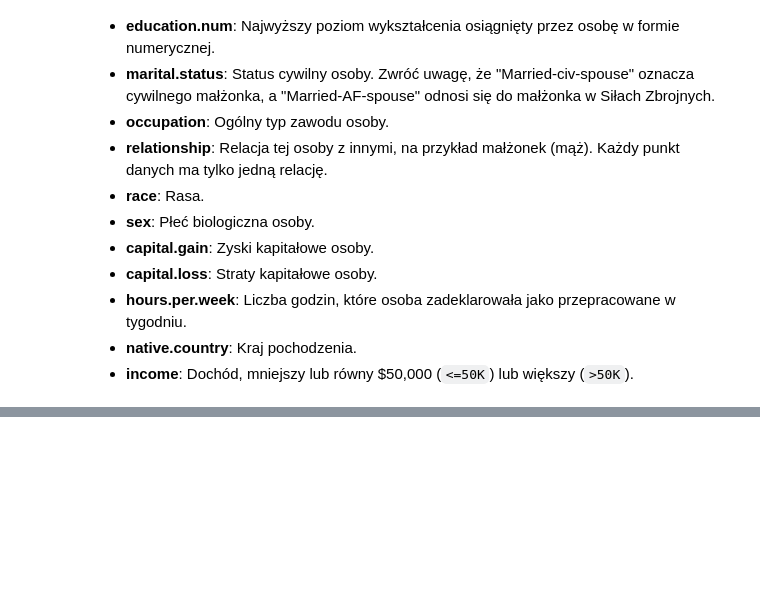
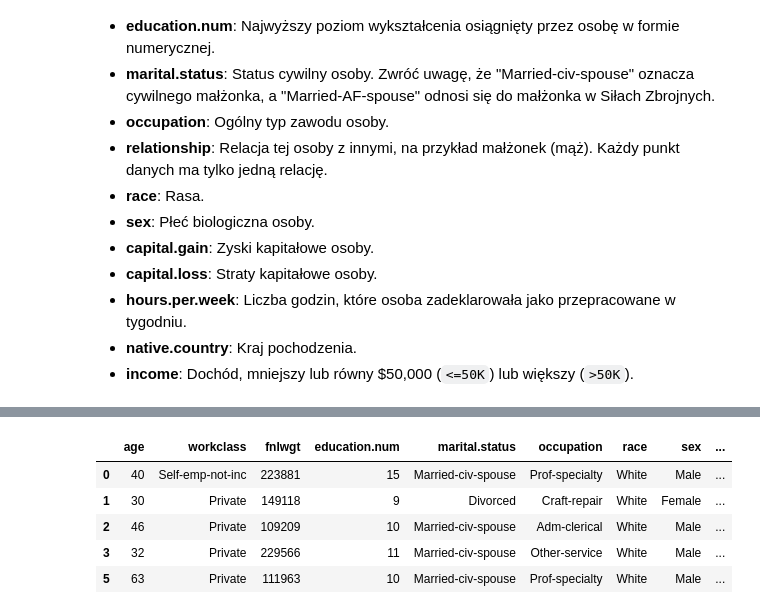
Before and after one commit to adrianzyla/annual_income_analysis, a Jupyter notebook: annual_income_analysis.ipynb, the cells around one changed output, grey strips where cells are left out. Drawn from its saved outputs; the diff is of its cells as text; code cells hidden in the pictures; blank space fills up the shorter version.

```diff
--- a/annual_income_analysis.ipynb
+++ b/annual_income_analysis.ipynb
@@ -280,0 +267,59 @@ IV for var1: 0.06348640955304106, IV for var2: 0.07871601974692946
+# %%
+df = df.drop(columns=['education', 'relationship', 'capital.loss', 'capital.gain'])
+# %%
+region_mapping = {
+    'Cambodia': 'Asia',
+    'Canada': 'North America',
+    'China': 'Asia',
+    'Columbia': 'South America',
+    'Cuba': 'Caribbean',
+    'Dominican-Republic': 'Caribbean',
+    'Ecuador': 'South America',
+    'El-Salvador': 'Central America',
+    'England': 'Europe',
+    'France': 'Europe',
+    'Germany': 'Europe',
+    'Greece': 'Europe',
+    'Guatemala': 'Central America',
+    'Haiti': 'Caribbean',
+    'Honduras': 'Central America',
+    'Hong': 'Asia',
+    'Hungary': 'Europe',
+    'India': 'Asia',
+    'Iran': 'Middle East',
+    'Ireland': 'Europe',
+    'Italy': 'Europe',
+    'Jamaica': 'Caribbean',
+    'Japan': 'Asia',
+    'Laos': 'Asia',
+    'Mexico': 'North America',
+    'Nicaragua': 'Central America',
+    'Outlying-US(Guam-USVI-etc)': 'US Territories',
+    'Peru': 'South America',
+    'Philippines': 'Asia',
+    'Poland': 'Europe',
+    'Portugal': 'Europe',
+    'Puerto-Rico': 'Caribbean',
+    'Scotland': 'Europe',
+    'South': 'Asia',
+    'Taiwan': 'Asia',
+    'Thailand': 'Asia',
+    'Trinadad&Tobago': 'Caribbean',
+    'United-States': 'North America',
+    'Vietnam': 'Asia',
+    'Yugoslavia': 'Europe'
+}
+
+# Dodanie kolumny native.region na podstawie mapowania
+df['native.region'] = df['native.country'].replace(region_mapping)
+
+df = df.drop(columns=['native.country'])
+# Sprawdzenie wyników
+df.head()
+# %% [output]
+|  | age | workclass | fnlwgt | education.num | marital.status | occupation | race | sex | ... |
+| 0 | 40 | Self-emp-not-inc | 223881 | 15 | Married-civ-spouse | Prof-specialty | White | Male | ... |
+| 1 | 30 | Private | 149118 | 9 | Divorced | Craft-repair | White | Female | ... |
+| 2 | 46 | Private | 109209 | 10 | Married-civ-spouse | Adm-clerical | White | Male | ... |
+| 3 | 32 | Private | 229566 | 11 | Married-civ-spouse | Other-service | White | Male | ... |
+| 5 | 63 | Private | 111963 | 10 | Married-civ-spouse | Prof-specialty | White | Male | ... |
```
Also changed, not shown: parts of 19 cells of this notebook.
